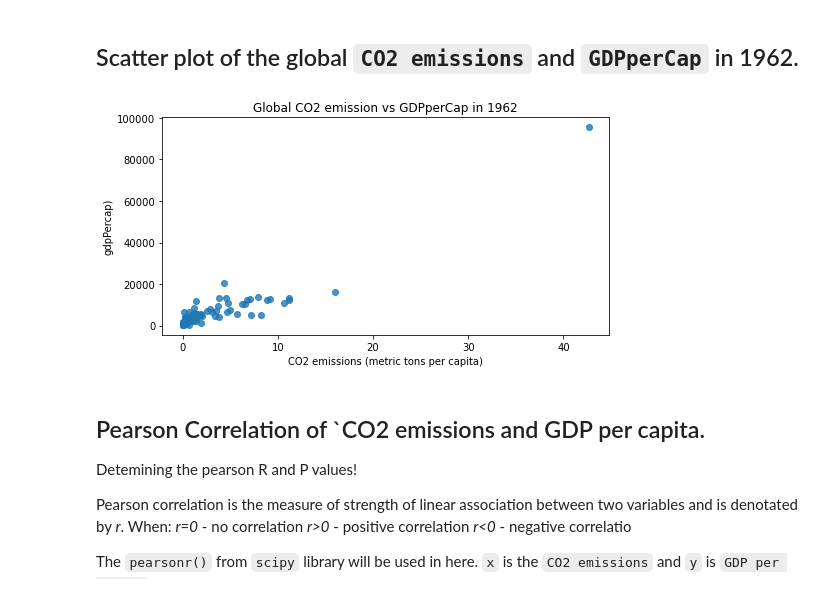
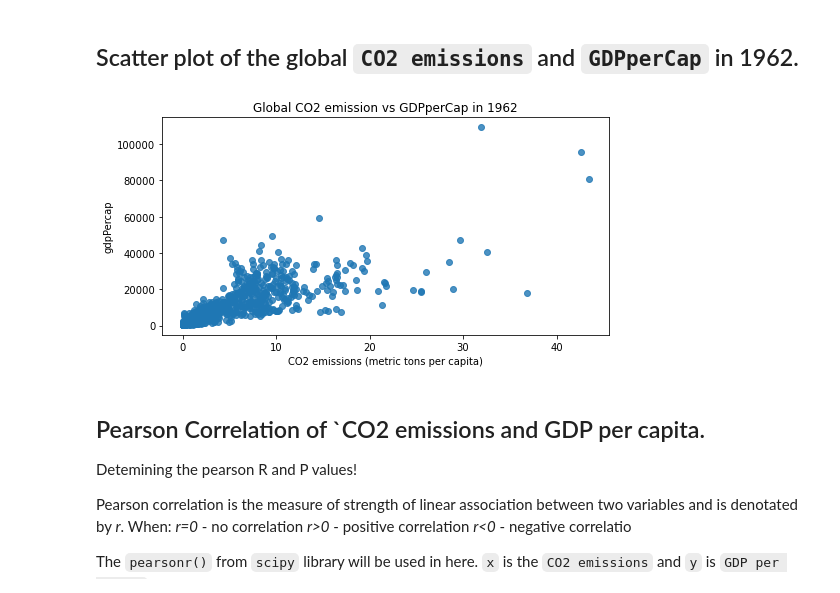
Before and after one commit to mikemwanga/Data_Science, a Jupyter notebook: Python for Data Science/notebook/python4DS.ipynb, the cells around one changed output. Drawn from its saved outputs; the diff is of its cells as text; code cells hidden in the pictures.

```diff
--- a/Python for Data Science/notebook/python4DS.ipynb
+++ b/Python for Data Science/notebook/python4DS.ipynb
@@ -39,7 +39,7 @@ from scipy.stats import pearsonr
 # %% [markdown]
 Load data and filter rows containing only `1962`
 # %%
-my_data = pd.read_csv("./data/gapminder_clean.csv")
+my_data = pd.read_csv("../data/gapminder_clean.csv")
 
 my_data_1962 = my_data[my_data["Year"] == 1962]
 
@@ -53,19 +53,27 @@ my_data_1962.head()
 | 40 | 40 | Andorra | 1962 | NaN | NaN | NaN | ... |
 # %% [markdown]
 ## Scatter plot of the global `CO2 emissions` and `GDPperCap` in 1962.
+# %%
+#Extract the columns
+
+data_1962 = my_data[["CO2 emissions (metric tons per capita)", "gdpPercap"]]
+
+#drop rows with NaNs
+#pd.isna(data_1962).sum() # 64/259 nas
+data_1962 = data_1962.dropna()
 # %%
 #Plt function from matplotlib
+x = data_1962["CO2 emissions (metric tons per capita)"]
+y = data_1962["gdpPercap"]
 
 plt.figure(figsize=(8,4))
-x = my_data_1962["CO2 emissions (metric tons per capita)"]
-y = my_data_1962["gdpPercap"]
 plt.scatter(x,y, alpha=0.8)
 plt.xlabel("CO2 emissions (metric tons per capita)")
-plt.ylabel("gdpPercap)")
+plt.ylabel("gdpPercap")
 plt.title("Global CO2 emission vs GDPperCap in 1962")
 plt.show()
 # %% [output]
-[figure, old version]
+[figure, new version]
 # %% [markdown]
 ## Pearson Correlation of `CO2 emissions and GDP per capita.
 Detemining the pearson R and P values!
```
Also changed, not shown: parts of 5 cells of this notebook, 1 other file.
